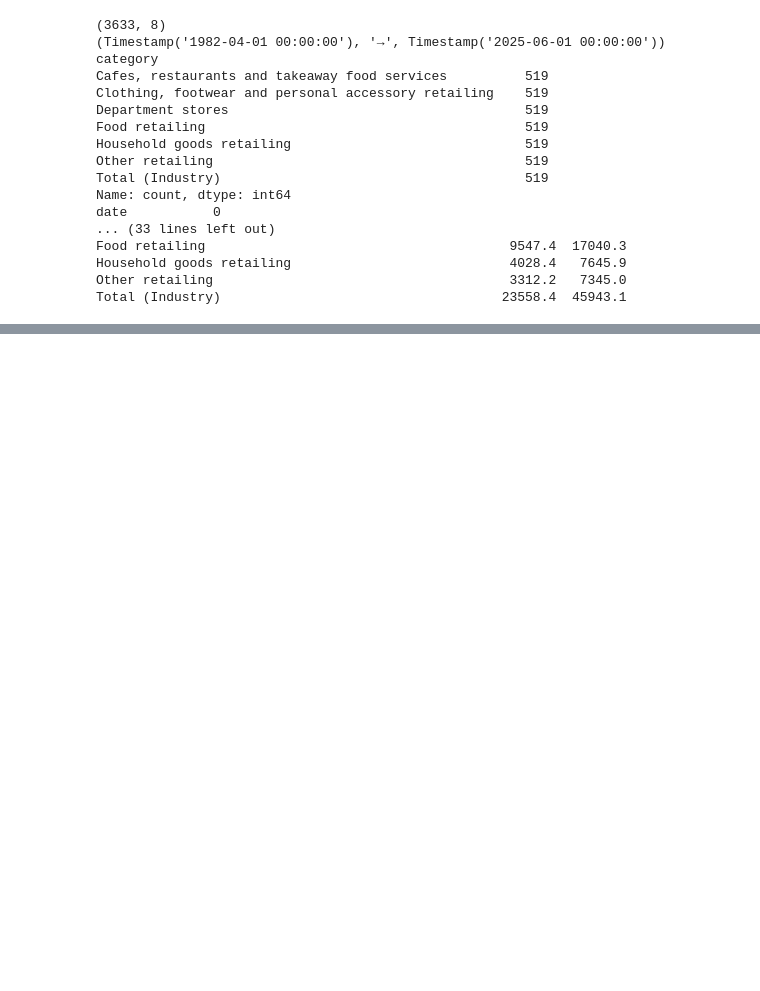
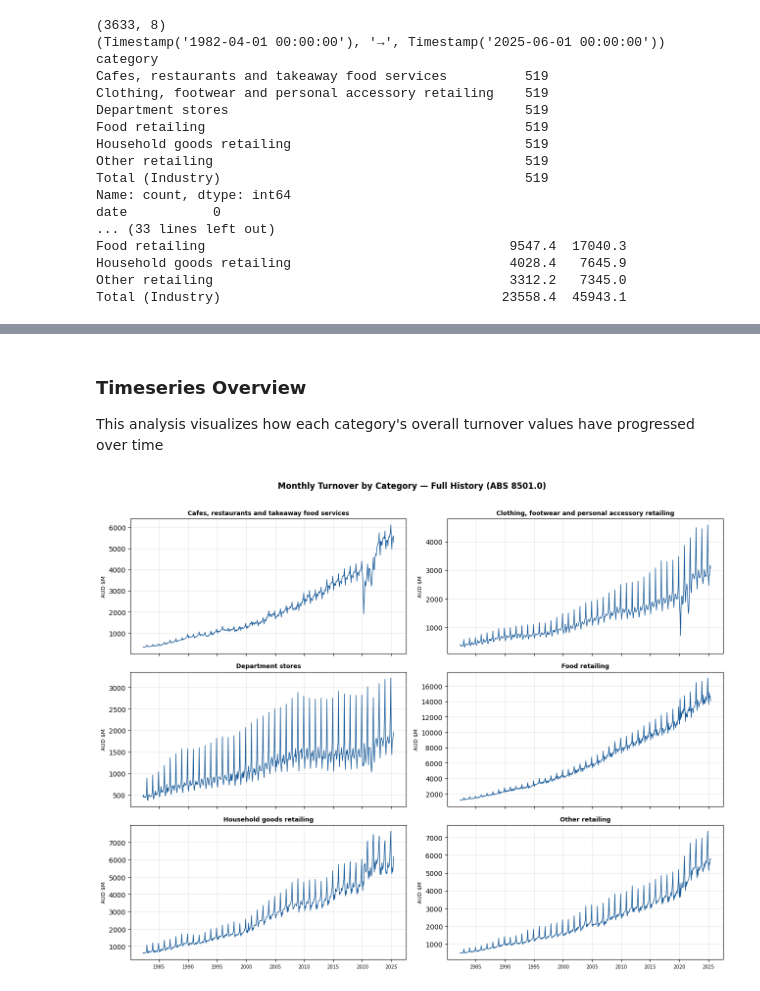
Before and after one commit to sofia-concepcion/Australian-Retail-Trade-Performance, a Jupyter notebook: 2 notebooks/02_analytics.ipynb, the cells around one changed output, grey strips where cells are left out. Drawn from its saved outputs; the diff is of its cells as text; code cells hidden in the pictures; blank space fills up the shorter version.

```diff
--- a/2 notebooks/02_analytics.ipynb
+++ b/2 notebooks/02_analytics.ipynb
@@ -54,0 +91,25 @@ Total (Industry)                                    23558.4  45943.1
+# %% [markdown]
+### Timeseries Overview
+
+This analysis visualizes how each category's overall turnover values have progressed over time
+# %%
+# Plot all 6 categories on separate subplots to see each one's shape clearly
+# This surfaces trends, structural changes, and anomalies for each category
+
+categories = [c for c in df['category'].unique() if c != 'Total (Industry)']
+fig, axes = plt.subplots(3, 2, figsize=(13, 10), sharex=True)
+axes = axes.flatten()
+for i, cat in enumerate(sorted(categories)):
+    data = df[df['category'] == cat].sort_values('date')
+    axes[i].plot(data['date'], data['turnover_m'], linewidth=1, color='#1A5C9A')
+    axes[i].set_title(cat, fontsize=9, fontweight='bold')
+    axes[i].set_ylabel('AUD $M', fontsize=8)
+    axes[i].grid(True, alpha=0.3)
+    axes[i].tick_params(axis='x', labelsize=7)
+fig.suptitle('Monthly Turnover by Category — Full History (ABS 8501.0)',
+fontsize=12, fontweight='bold', y=1.01)
+plt.tight_layout()
+plt.savefig(PROJECT_ROOT / 'output' / 'eda_timeseries.png', dpi=150, bbox_inches='tight')
+plt.show()
+# %% [output]
+[figure, added]
```
Also changed, not shown: parts of 5 cells of this notebook, 4 other files.
